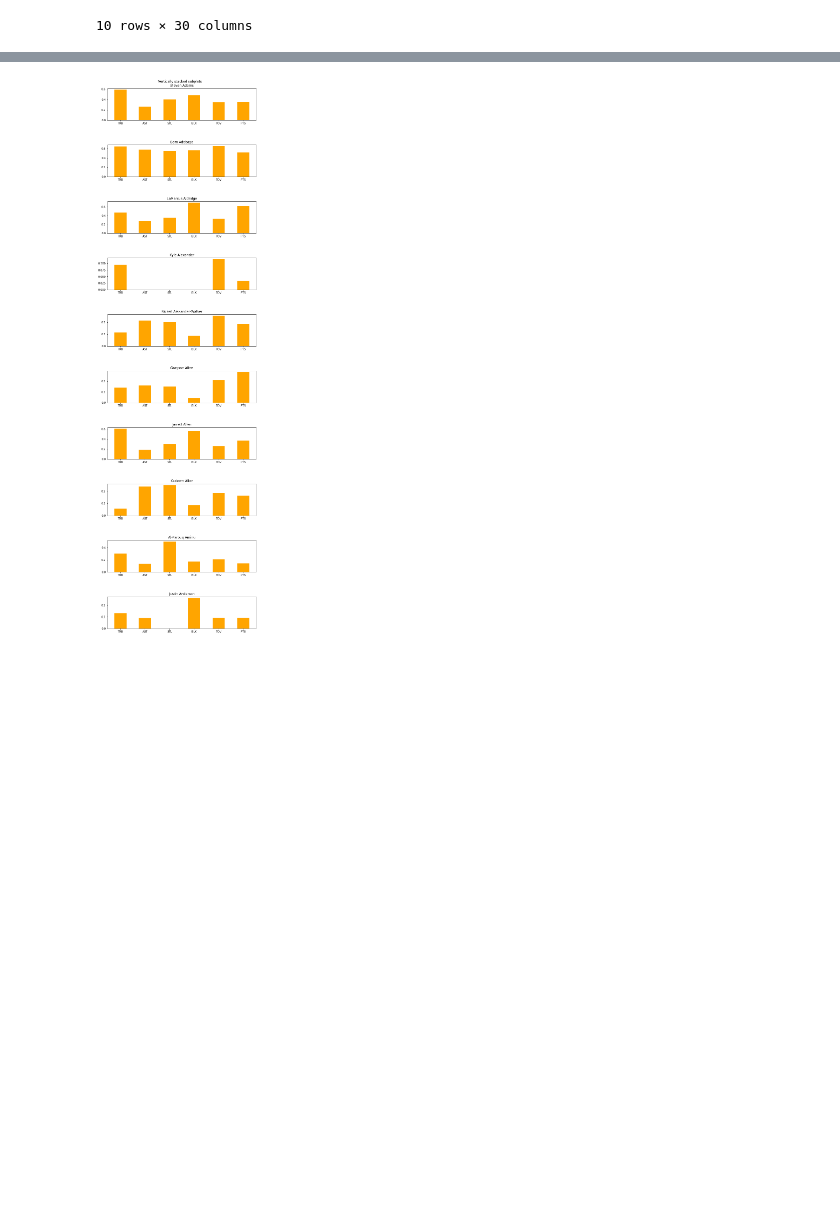
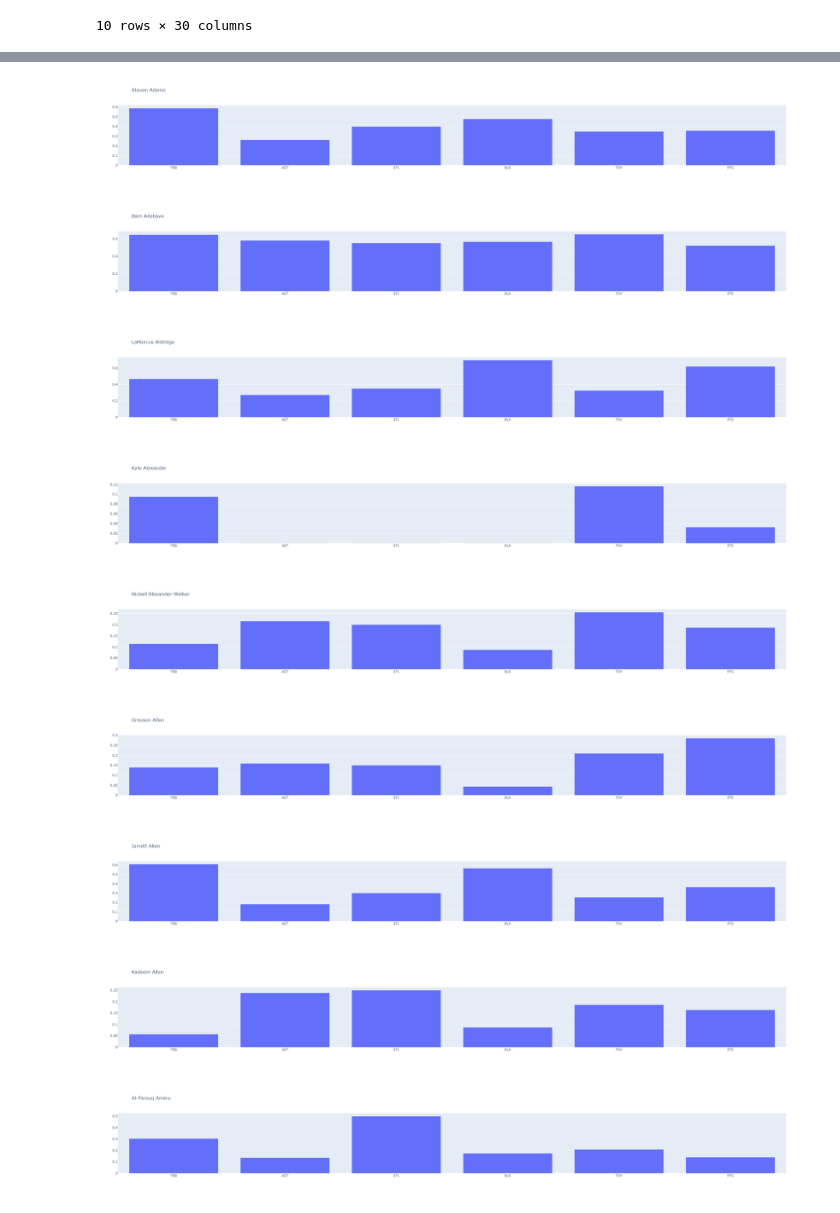
Before and after one commit to mikestantonmusic/Python-Code-Examples, a Jupyter notebook: DataVis.ipynb, the cells around one changed output, grey strips where cells are left out. Saved outputs shown, nothing was run; the diff lists cells and outputs as text; code cells hidden in the pictures; blank space fills up the shorter version.

```diff
--- a/DataVis.ipynb
+++ b/DataVis.ipynb
@@ -23,10 +25,9 @@ df.head(10)
 # %%
 #scatter plot
 
+data_types = {'AST':'float','FGA':'float','Age':'float','PTS':'float'}
+
+
 df=df[df.Age != "Age"]
 df=df.loc[0:200,:]
-df=df.astype({'AST':'float'})
-df=df.astype({'FGA':'float'})
-df.plot(kind='scatter', color='red', x='FGA',y='AST')
-plt.rcParams["figure.figsize"] = (20,6)
-plt.show()
+df=df.astype(data_types)
@@ -39,8 +47,9 @@ df=df[df.Age != "Age"]
 df_top10=df.loc[0:10,:]
 df_top10=df_top10.astype({'PTS':'float'})
 df_top10=df_top10.astype({'FGA':'string'})
-df_top10.plot(kind='bar',color='orange', x='Player',y='PTS')
-plt.rcParams["figure.figsize"] = (20,6)
-plt.xticks(rotation = 45)
-plt.show()
+
+fig=px.bar(df_top10, x='Player', y='PTS', title='PPG by Player', width=1200, height=800, color_discrete_sequence=['purple'])
+fig.update_xaxes(title='player')
+fig.update_yaxes(title='pts')
+fig.show()
 # %% [output]
@@ -80,19 +89,26 @@ Scaled Dataset Using MinMaxScaler
 # %%
 #sub plots using bar charts
 
 mainstats = ['TRB','AST','STL','BLK','TOV','PTS']
 top_players = df_scaled['Player'][0:10]
 
-fig, axs = plt.subplots(len(top_players),figsize=(10,30))
-fig.suptitle('Vertically stacked subplots')
-fig.tight_layout(pad=7)
 
 i=0
 for player in top_players:
-    x = mainstats
-    y = df_scaled.loc[df_scaled['Player']==player,mainstats].to_numpy()[0]
-    axs[i].bar(x, y, width=0.5, color='orange')
-    axs[i].set_title(player)
+    x_data = mainstats
+    y_data = df_scaled.loc[df_scaled['Player']==player,mainstats].to_numpy()[0]
+    fig = px.bar(x=x_data, y=y_data, title=player, width=1200, height=400, color_discrete_sequence=['light blue'])
+    fig.update_xaxes(title='', visible=True, showticklabels=True)
+    fig.update_yaxes(title='', visible=True, showticklabels=True)
+    fig.show()
     i=i+1
 # %% [output]
-[figure, old version]
+[figure, new version]
+[figure, added]
+[figure, added]
+[figure, added]
+[figure, added]
+[figure, added]
+[figure, added]
+[figure, added]
+[figure, added]
```
Also changed, not shown: parts of 8 cells of this notebook, 1 other file.
